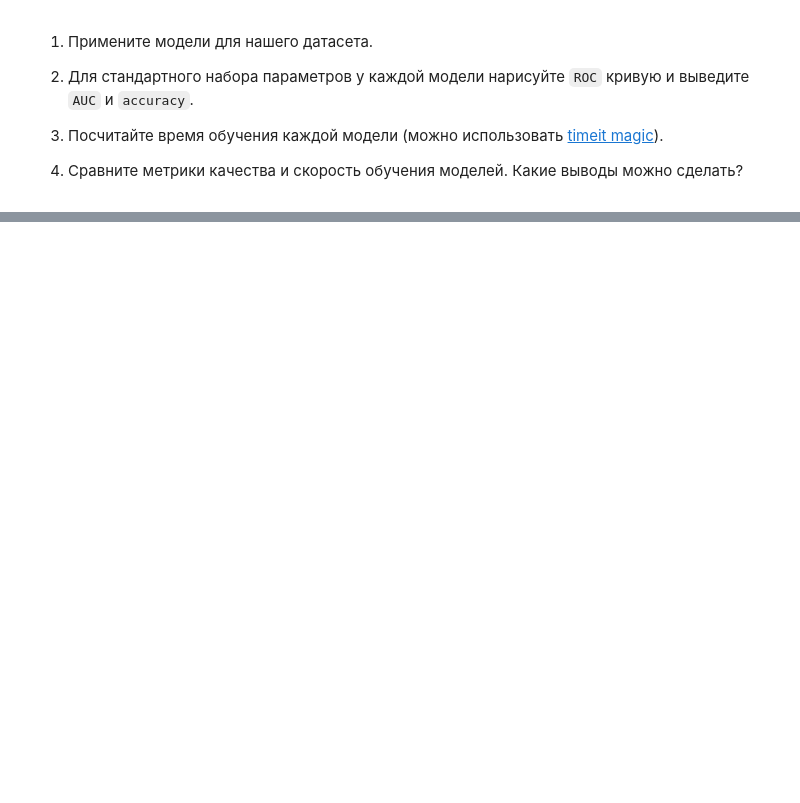
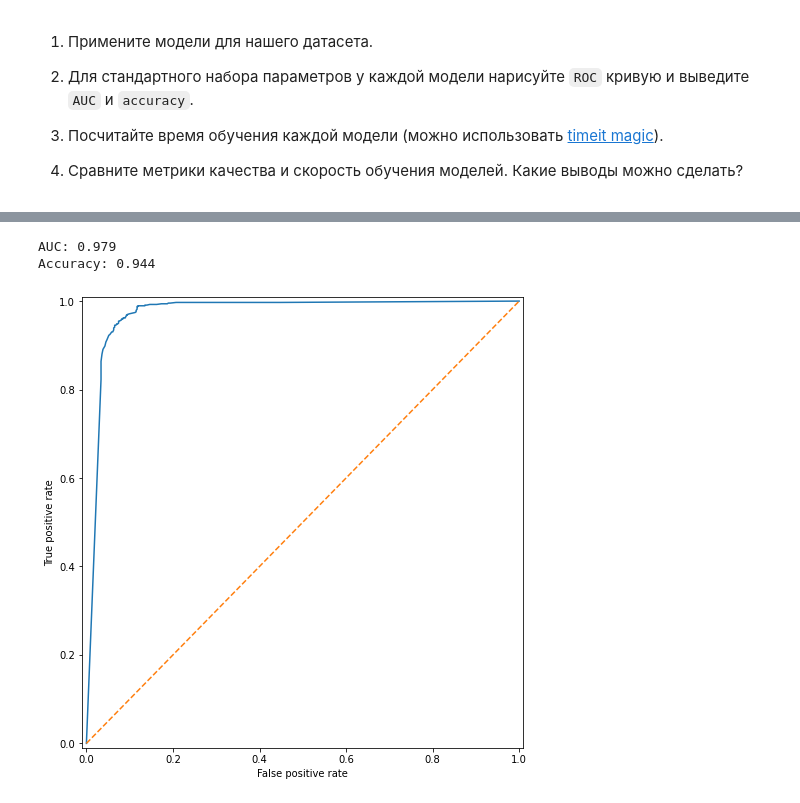
Before and after one commit to rustbas/MachineLearningHW, a Jupyter notebook: HW4/HW4.ipynb, the cells around one changed output, grey strips where cells are left out. Saved outputs shown, nothing was run; the diff lists cells and outputs as text; code cells hidden in the pictures; blank space fills up the shorter version.

```diff
--- a/HW4/HW4.ipynb
+++ b/HW4/HW4.ipynb
@@ -636,0 +674,22 @@ _Ваш ответ_
+# %%
+%%timeit
+# LightGBM
+
+import lightgbm as lgb
+
+train_data = lgb.Dataset(X_train, label=y_train)
+param = {'num_leaves': 31}
+num_round = 100
+est = lgb.LGBMClassifier(max_depth=100)
+est.fit(X_train, y_train)
+y_pred = est.predict(X_test)
+proba = est.predict_proba(X_test)
+AUC_est = AUC(y_test, proba)
+acc = accuracy_score(y_test, y_pred)
+
+pr = []
+for i in range(len(proba)):
+    d = {0:0, 1:0}
+    for j in range(len(proba[0])):
+        d[j] = proba[i,j]
+    pr += [d]
@@ -636,0 +698,27 @@ _Ваш ответ_
+# %%
+import lightgbm as lgb
+
+train_data = lgb.Dataset(X_train, label=y_train)
+param = {'num_leaves': 31}
+num_round = 100
+est = lgb.LGBMClassifier(max_depth=100)
+est.fit(X_train, y_train)
+y_pred = est.predict(X_test)
+proba = est.predict_proba(X_test)
+AUC_est = AUC(y_test, proba)
+acc = accuracy_score(y_test, y_pred)
+
+pr = []
+for i in range(len(proba)):
+    d = {0:0, 1:0}
+    for j in range(len(proba[0])):
+        d[j] = proba[i,j]
+    pr += [d]
+# %%
+print(f'AUC: {AUC_est:.3f}')
+print(f'Accuracy: {acc:.3f}')
+plot_roc_curve(y_test, pr)
+# %% [output]
+AUC: 0.979
+Accuracy: 0.944
+[figure, added]
```
Also changed, not shown: parts of 32 cells of this notebook, 6 other files.
